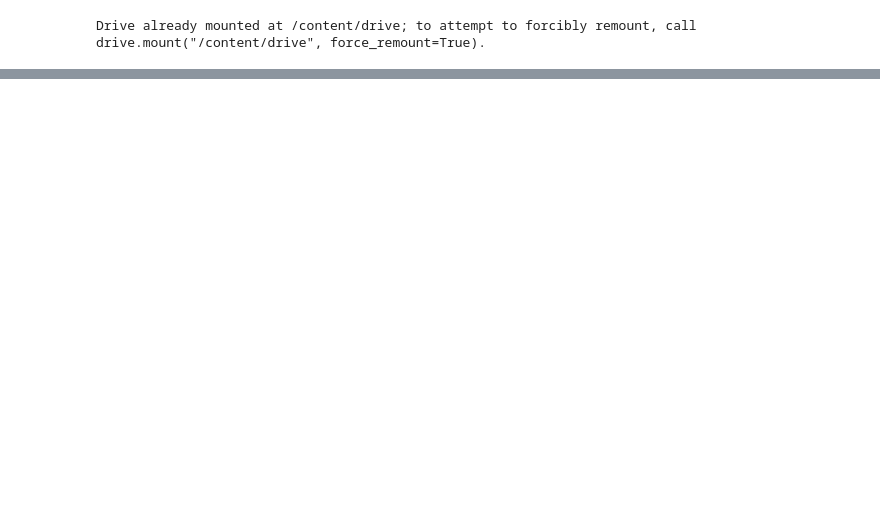
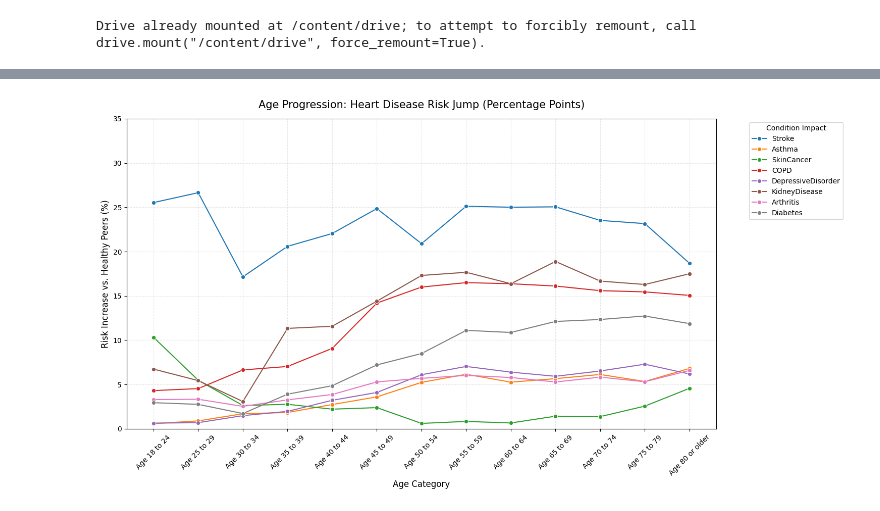
Before and after one commit to sjsu-cs122-s26/outstanding-heartdisease-analysis, a Jupyter notebook: notebooks/medical_history.ipynb, the cells around one changed output, grey strips where cells are left out. Drawn from its saved outputs; the diff is of its cells as text; code cells hidden in the pictures; blank space fills up the shorter version.

```diff
--- a/notebooks/medical_history.ipynb
+++ b/notebooks/medical_history.ipynb
@@ -40,0 +260,35 @@ Index(['State', 'Sex', 'GeneralHealth', 'PhysicalHealthDays',
+# %%
+plt.figure(figsize=(15, 8))
+
+age_order = [
+    'Age 18 to 24', 'Age 25 to 29', 'Age 30 to 34', 'Age 35 to 39',
+    'Age 40 to 44', 'Age 45 to 49', 'Age 50 to 54', 'Age 55 to 59',
+    'Age 60 to 64', 'Age 65 to 69', 'Age 70 to 74', 'Age 75 to 79',
+    'Age 80 or older'
+]
+
+for col in conditions:
+    age_jumps = []
+    for age in age_order:
+        # Filter for the specific age group
+        subset = analysis_df[analysis_df['AgeCategory'] == age]
+
+        # Calculate Risk Jump: (Risk with condition) - (Risk without condition)
+        risk_yes = subset[subset[col] == 1][target].mean() * 100
+        risk_no = subset[subset[col] == 0][target].mean() * 100
+
+        age_jumps.append(risk_yes - risk_no)
+
+    sns.lineplot(x=age_order, y=age_jumps, marker='o', label=col.replace('Had',''))
+
+plt.title('Age Progression: Heart Disease Risk Jump (Percentage Points)', fontsize=15, pad=15)
+plt.ylabel('Risk Increase vs. Healthy Peers (%)', fontsize=12)
+plt.xlabel('Age Category', fontsize=12)
+plt.xticks(rotation=45)
+plt.ylim(0, 35)
+plt.grid(True, alpha=0.3, linestyle='--')
+plt.legend(title="Condition Impact", bbox_to_anchor=(1.05, 1), loc='upper left')
+plt.tight_layout()
+plt.show()
+# %% [output]
+[figure, added]
```
Also changed, not shown: parts of 14 cells of this notebook.
